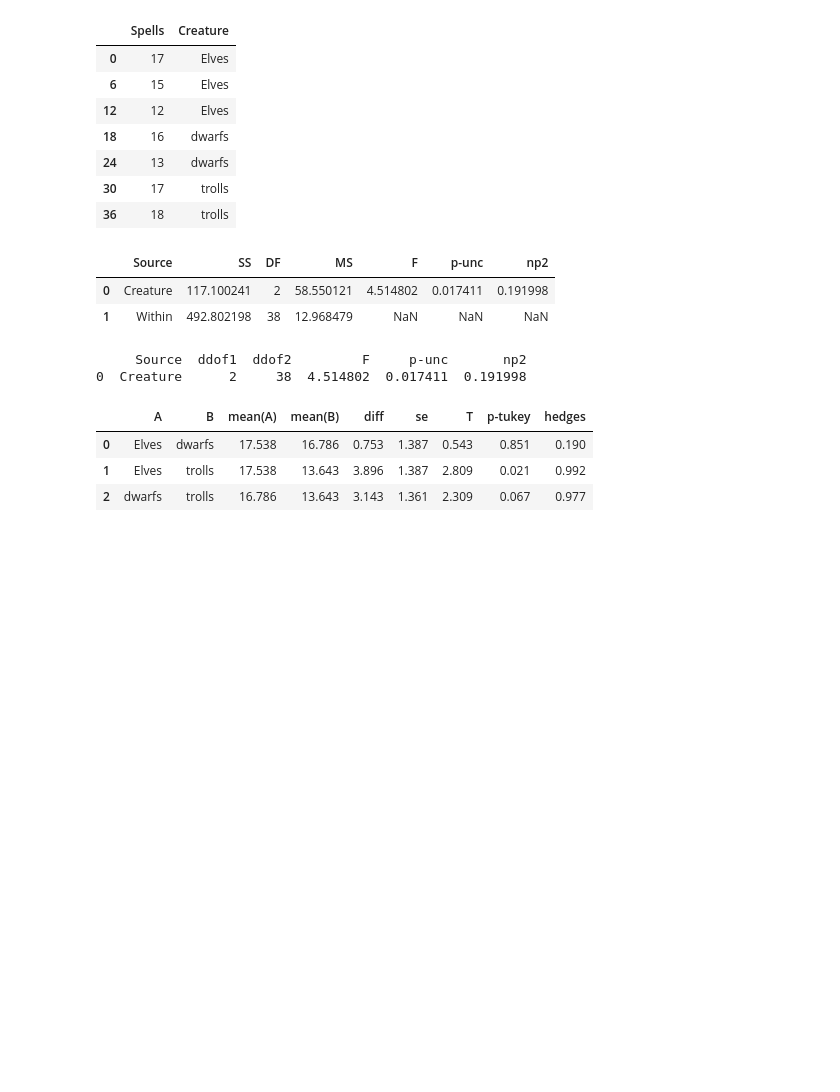
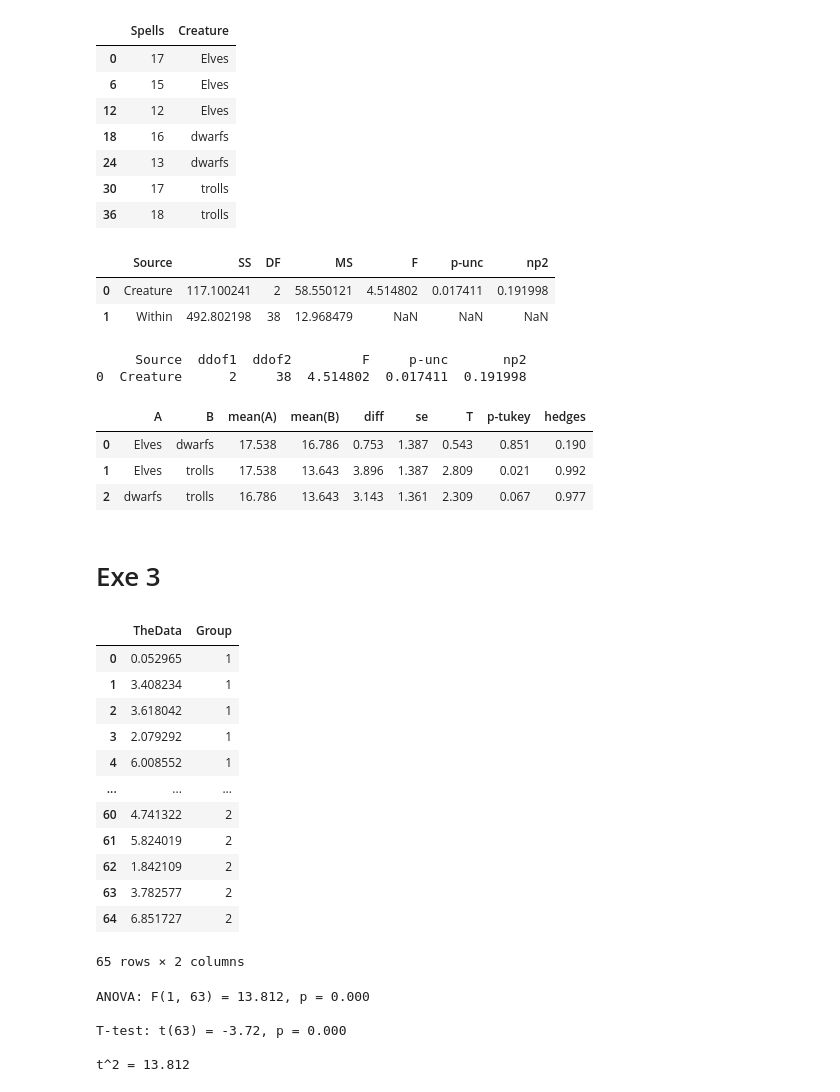
Before and after one commit to akankshazc/modern_statistics_book, a Jupyter notebook: chapter_14_anova_exe.ipynb, the cells around one changed output. Cells and saved outputs as stored; diff of their text form; code cells hidden in the pictures; blank space fills up the shorter version.

```diff
--- a/chapter_14_anova_exe.ipynb
+++ b/chapter_14_anova_exe.ipynb
@@ -175,3 +175,42 @@ df.pairwise_tukey(dv='Spells', between='Creature').round(3)
 | 0 | Elves | dwarfs | 17.538 | 16.786 | 0.753 | 1.387 | 0.543 | 0.851 | 0.190 |
 | 1 | Elves | trolls | 17.538 | 13.643 | 3.896 | 1.387 | 2.809 | 0.021 | 0.992 |
 | 2 | dwarfs | trolls | 16.786 | 13.643 | 3.143 | 1.361 | 2.309 | 0.067 | 0.977 |
+# %% [markdown]
+# Exe 3
+# %%
+# data parameters
+
+# group means
+mean1 = 4
+mean2 = 6
+
+# samples per group
+N1 = 30
+N2 = 35
+# %%
+# now to simulate the data
+data1 = np.random.normal(mean1,2,size=N1)
+data2 = np.random.normal(mean2,2,size=N2)
+
+datacolumn = np.hstack((data1,data2))
+
+# group labels
+groups = ['1']*N1 + ['2']*N2
+
+# convert to a pandas dataframe
+df = pd.DataFrame({'TheData':datacolumn,'Group':groups})
+df
+# %% [output]
+|  | TheData | Group |
+| 0 | 0.052965 | 1 |
+| 1 | 3.408234 | 1 |
+| 2 | 3.618042 | 1 |
+| 3 | 2.079292 | 1 |
+| 4 | 6.008552 | 1 |
+| ... | ... | ... |
+| 60 | 4.741322 | 2 |
+| 61 | 5.824019 | 2 |
+| 62 | 1.842109 | 2 |
+| 63 | 3.782577 | 2 |
+| 64 | 6.851727 | 2 |
+65 rows × 2 columns
@@ -177,0 +222,13 @@ df.pairwise_tukey(dv='Spells', between='Creature').round(3)
+# %%
+# compare against t-test
+print(f"ANOVA: F{anova['ddof1'].item(),anova['ddof2'].item()} = {anova['F'].item():.3f}, p = {anova['p-unc'].item():.3f}")
+
+print(f'\nT-test: t({N1+N2-2}) = {ttest.statistic:.2f}, p = {ttest.pvalue:.3f}')
+
+print(f'\nt^2 = {ttest.statistic**2:.3f}')
+# %% [output]
+ANOVA: F(1, 63) = 13.812, p = 0.000
+
+T-test: t(63) = -3.72, p = 0.000
+
+t^2 = 13.812
```
Also changed, not shown: parts of 1 cell of this notebook.
